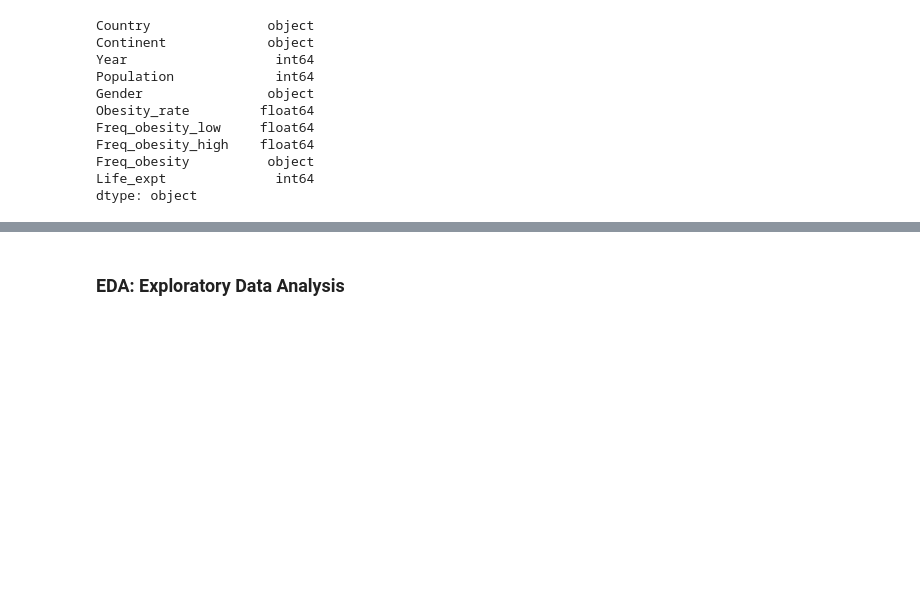
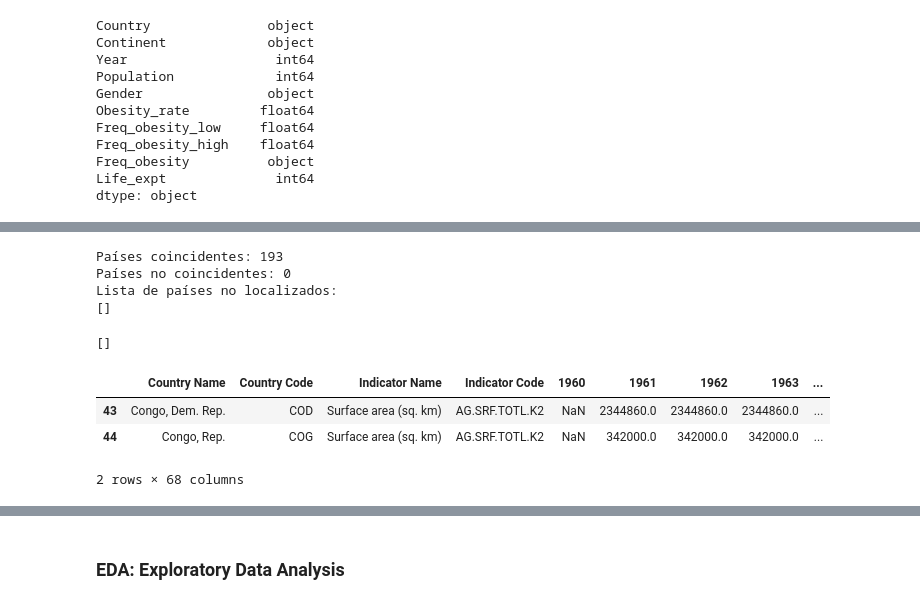
Before and after one commit to MouraAnalyst/EDA_Corr_tranning, a Jupyter notebook: EspVida_vs_Obesid.ipynb, the cells around one changed output, grey strips where cells are left out. Saved outputs shown, nothing was run; the diff lists cells and outputs as text; code cells hidden in the pictures; blank space fills up the shorter version.

```diff
--- a/EspVida_vs_Obesid.ipynb
+++ b/EspVida_vs_Obesid.ipynb
@@ -16,6 +16,8 @@ df_evolution = pd.read_csv("C:\\Users\\alex_\\PROYECTOS\\TRANNING\\Esperanza de
 df_obesidad = pd.read_excel("C:\\Users\\alex_\\PROYECTOS\\TRANNING\\Esperanza de vida - Obesidad Mundial\\DATA_OBESITY.xlsx")
 # %%
 df_exp = pd.read_excel("C:\\Users\\alex_\\PROYECTOS\\TRANNING\\Esperanza de vida - Obesidad Mundial\\ESPERANZA_VIDA.xlsx")
+# %%
+df_densidad = pd.read_excel("C:\\Users\\alex_\\PROYECTOS\\TRANNING\\Esperanza de vida - Obesidad Mundial\\DENSIDAD_POBLACION.xlsx")
 # %%
 df_main = pd.read_csv("C:\\Users\\alex_\\PROYECTOS\\TRANNING\\Esperanza de vida - Obesidad Mundial\\df_main.csv")
 # %% [markdown]
@@ -369,0 +389,44 @@ df_main.to_csv("df_main.csv")
+# %%
+# Crear una lista de países únicos en ambos DataFrames
+paises_resultado = df_main['Country'].unique()
+paises_exp = df_densidad['Country Name'].unique()
+
+# Crear una lista para almacenar los países que no están en df_exp
+paises_no_localizados = []
+
+# Inicializar contadores para los países coincidentes y no coincidentes
+coincidencias = 0
+no_coincidencias = 0
+
+# Iterar sobre los países en df_resultado y verificar si están en df_exp
+for pais in paises_resultado:
+    if pais in paises_exp:
+        coincidencias += 1
+    else:
+        no_coincidencias += 1
+        paises_no_localizados.append(pais)
+
+# Informar el resultado
+print(f"Países coincidentes: {coincidencias}")
+print(f"Países no coincidentes: {no_coincidencias}")
+print("Lista de países no localizados:")
+print(paises_no_localizados)
+# %% [output]
+Países coincidentes: 193
+Países no coincidentes: 0
+Lista de países no localizados:
+[]
+# %%
+paises_no_localizados
+# %% [output]
+[]
+# %%
+#Consultar los países no encontrados de forma individual
+busqueda = df_densidad.loc[df_densidad['Country Name'].str.contains("Congo", na=True, regex=False)]
+#busqueda = busqueda['Country Name'].value_counts().reset_index()
+busqueda
+# %% [output]
+|  | Country Name | Country Code | Indicator Name | Indicator Code | 1960 | 1961 | 1962 | 1963 | ... |
+| 43 | Congo, Dem. Rep. | COD | Surface area (sq. km) | AG.SRF.TOTL.K2 | NaN | 2344860.0 | 2344860.0 | 2344860.0 | ... |
+| 44 | Congo, Rep. | COG | Surface area (sq. km) | AG.SRF.TOTL.K2 | NaN | 342000.0 | 342000.0 | 342000.0 | ... |
+2 rows × 68 columns
```
Also changed, not shown: parts of 10 cells of this notebook, 3 other files.
